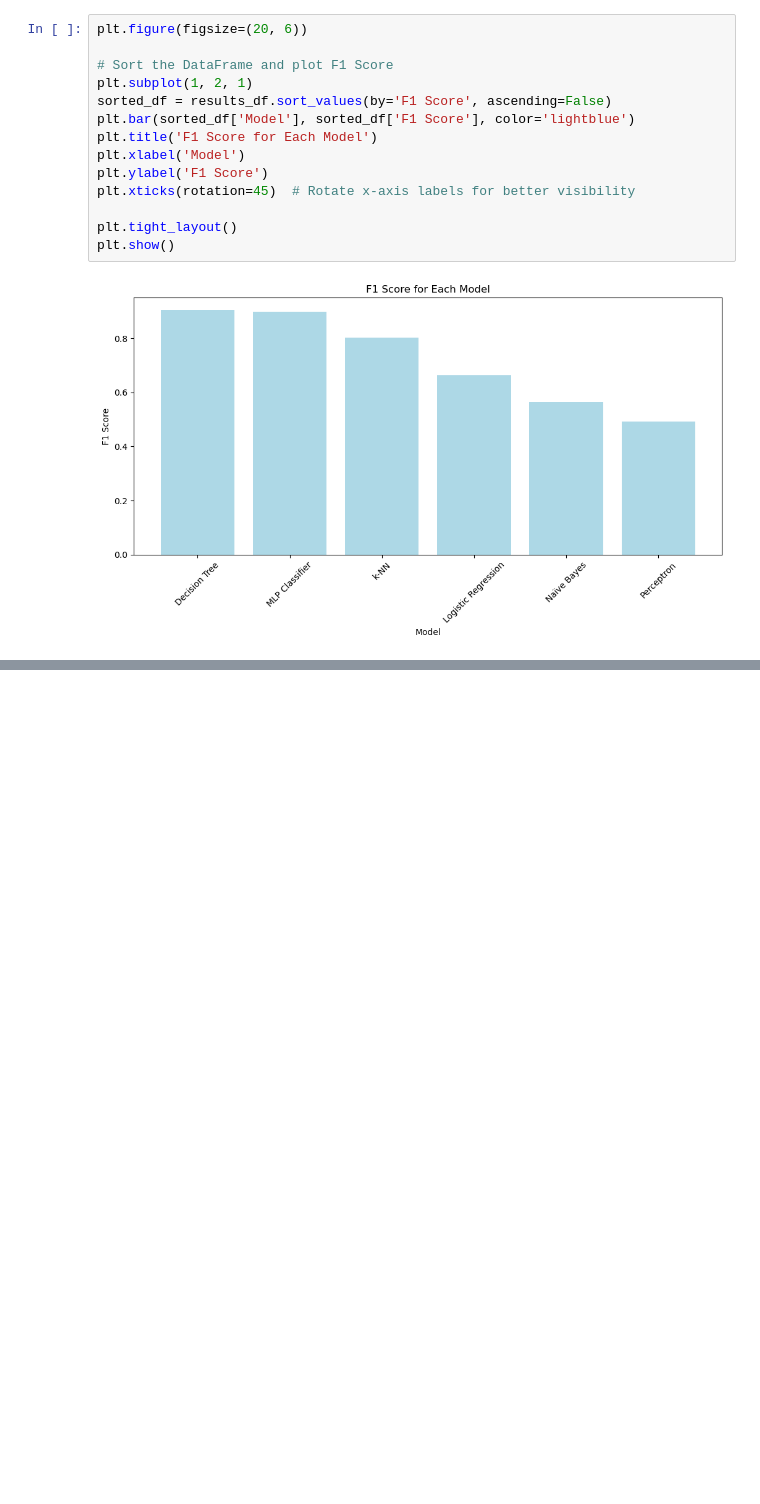
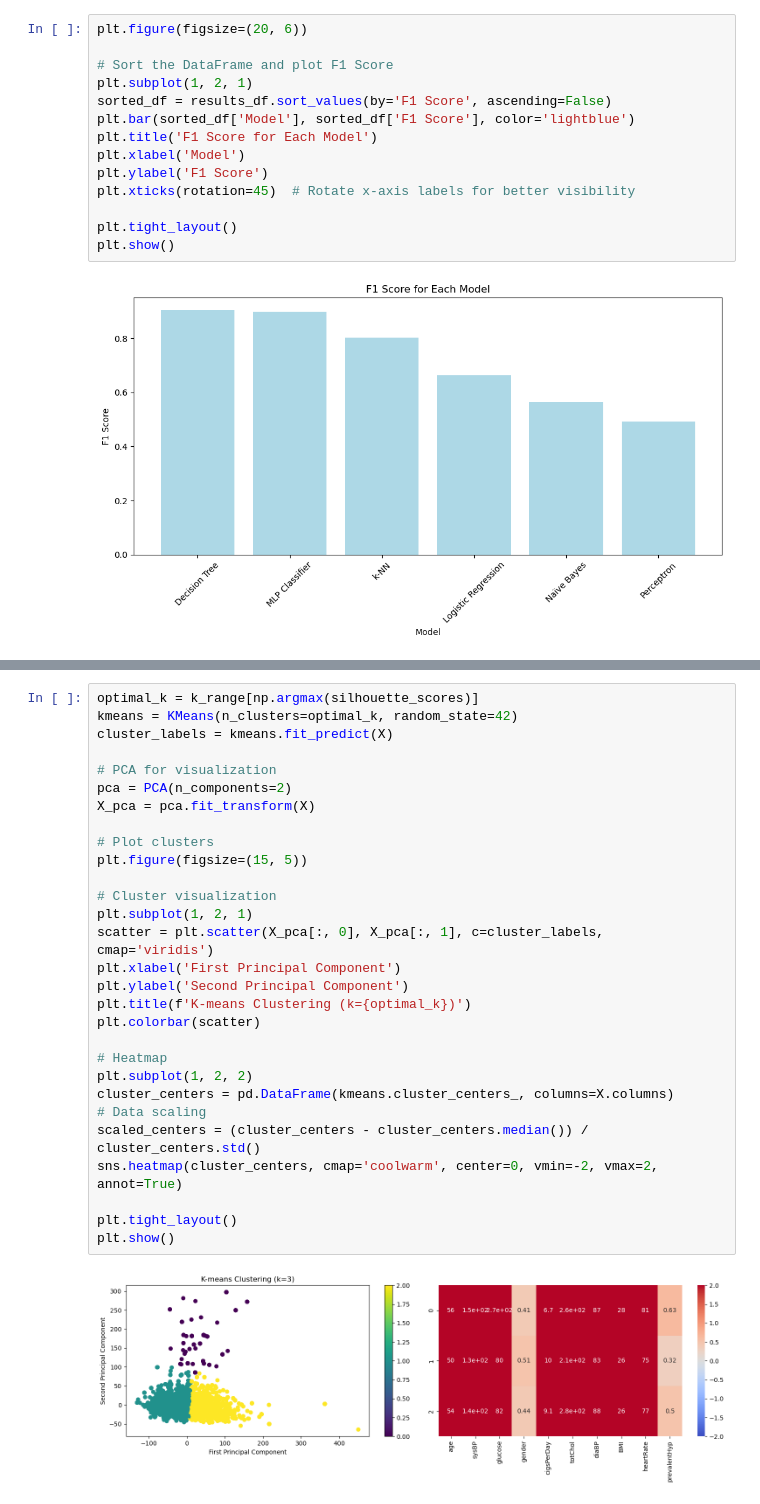
Before and after one commit to harika-maha/Dubai_PG-3, a Jupyter notebook: Framingham-Dataset .ipynb, the cells around one changed output, grey strips where cells are left out. Cells and saved outputs as stored; diff of their text form; blank space fills up the shorter version.

```diff
--- a/Framingham-Dataset .ipynb
+++ b/Framingham-Dataset .ipynb
@@ -701,0 +681,31 @@ plt.show()
+# %%
+optimal_k = k_range[np.argmax(silhouette_scores)]
+kmeans = KMeans(n_clusters=optimal_k, random_state=42)
+cluster_labels = kmeans.fit_predict(X)
+
+# PCA for visualization
+pca = PCA(n_components=2)
+X_pca = pca.fit_transform(X)
+
+# Plot clusters
+plt.figure(figsize=(15, 5))
+
+# Cluster visualization
+plt.subplot(1, 2, 1)
+scatter = plt.scatter(X_pca[:, 0], X_pca[:, 1], c=cluster_labels, cmap='viridis')
+plt.xlabel('First Principal Component')
+plt.ylabel('Second Principal Component')
+plt.title(f'K-means Clustering (k={optimal_k})')
+plt.colorbar(scatter)
+
+# Heatmap
+plt.subplot(1, 2, 2)
+cluster_centers = pd.DataFrame(kmeans.cluster_centers_, columns=X.columns)
+# Data scaling
+scaled_centers = (cluster_centers - cluster_centers.median()) / cluster_centers.std()
+sns.heatmap(cluster_centers, cmap='coolwarm', center=0, vmin=-2, vmax=2, annot=True)
+
+plt.tight_layout()
+plt.show()
+# %% [output]
+[figure, added]
```
Also changed, not shown: parts of 13 cells of this notebook.
